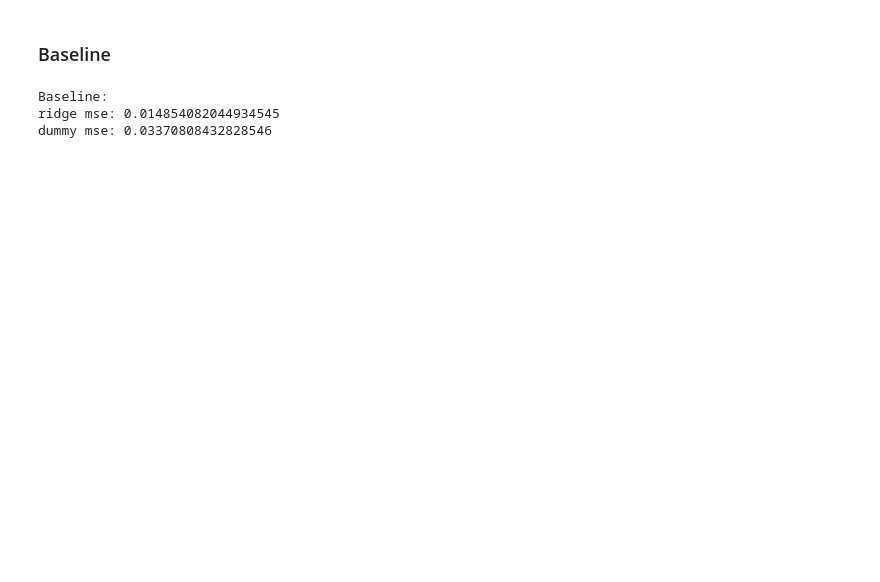
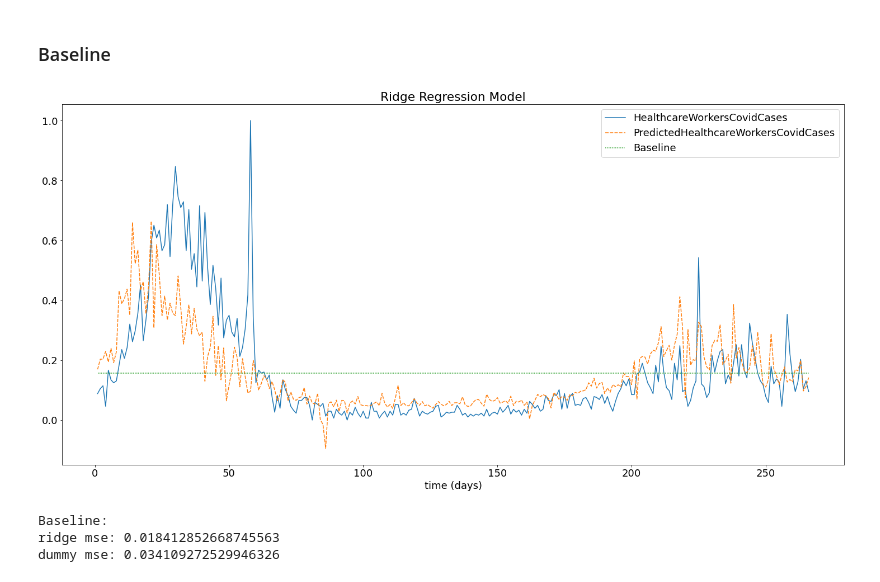
Before and after one commit to molonepa/ML-Group-Project, a Jupyter notebook: Ridge.ipynb, the cells around one changed output. Drawn from its saved outputs; the diff is of its cells as text; code cells hidden in the pictures; blank space fills up the shorter version.

Commit message:
Changed the baseline

```diff
--- a/Ridge.ipynb
+++ b/Ridge.ipynb
@@ -72,22 +73,47 @@ plt.show()
 # %% [markdown]
 ### Baseline
 # %%
+#C=10 looks best from error bar
+C = 10
+model2 = Ridge(alpha = 1/(2 * C))
+model2.fit(X, y)
+
+y_pred2 = model2.predict(X)
+
+from sklearn.dummy import DummyRegressor
+dummy = DummyRegressor(strategy="mean")
+dummy.fit(X, y)
+ydummy = dummy.predict(X)
+
+df_new2 = pd.DataFrame()
+df_new2['HealthcareWorkersCovidCases'] = df['HealthcareWorkersCovidCases']
+df_new2['PredictedHealthcareWorkersCovidCases'] = y_pred2
+df_new2['Baseline'] = ydummy
+
+fig = plt.figure(figsize=(20, 10))
+sns.lineplot(data=df_new2)
+plt.title('Ridge Regression Model')
+plt.legend()
+plt.xlabel('time (days)')
+plt.show()
+
 #baseline
 print("\nBaseline:")
 
-from sklearn.model_selection import train_test_split
-Xtrain, Xtest, ytrain, ytest = train_test_split(X,y,test_size=0.2)
+#from sklearn.model_selection import train_test_split
+#Xtrain, Xtest, ytrain, ytest = train_test_split(X,y,test_size=0.2)
 
-y_pred = model2.predict(Xtest)
+#y_pred = model2.predict(Xtest)
 
-from sklearn.dummy import DummyRegressor
-dummy = DummyRegressor(strategy="mean")
-dummy.fit(Xtrain, ytrain)
-ydummy = dummy.predict(Xtest)
+#from sklearn.dummy import DummyRegressor
+#dummy = DummyRegressor(strategy="mean")
+#dummy.fit(Xtrain, ytrain)
+#ydummy = dummy.predict(Xtest)
 
-print("ridge mse:", mean_squared_error(ytest, y_pred))
-print("dummy mse:", mean_squared_error(ytest, ydummy))
+print("ridge mse:", mean_squared_error(y, y_pred2))
+print("dummy mse:", mean_squared_error(y, ydummy))
 # %% [output]
+[figure, added]
 Baseline:
-ridge mse: 0.014854082044934545
-dummy mse: 0.03370808432828546
+ridge mse: 0.018412852668745563
+dummy mse: 0.034109272529946326
```
Also changed, not shown: parts of 1 cell of this notebook.
